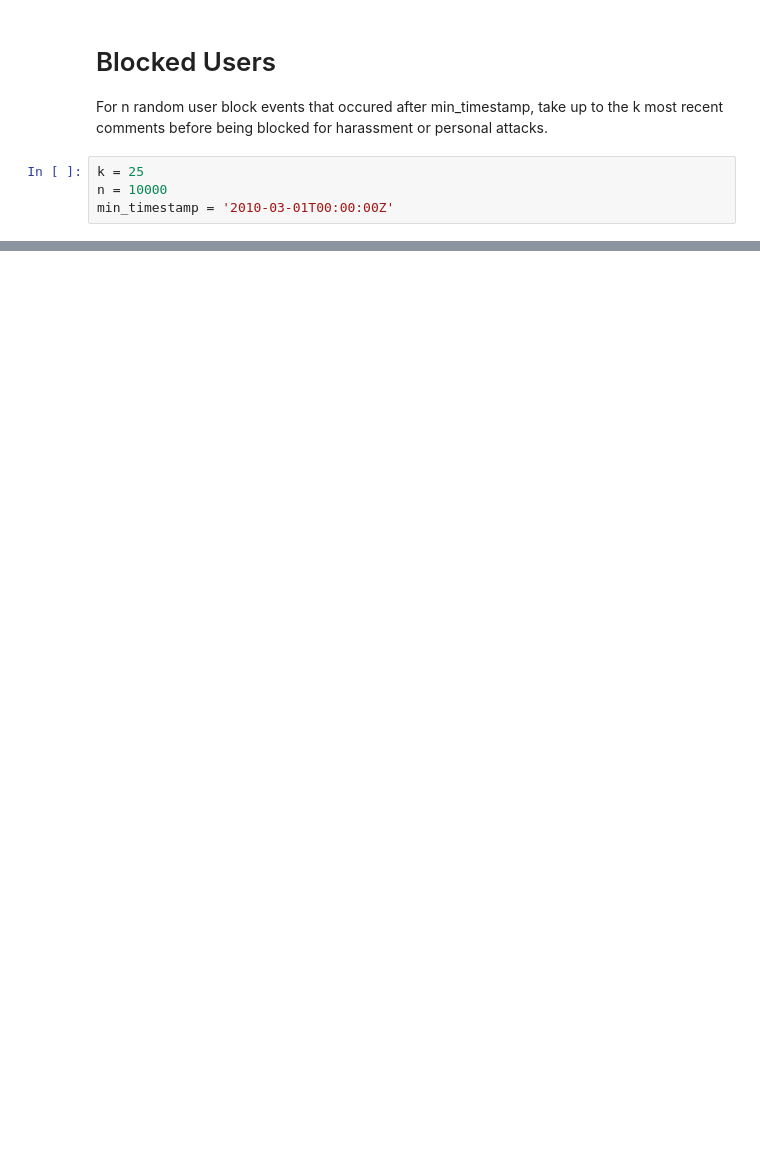
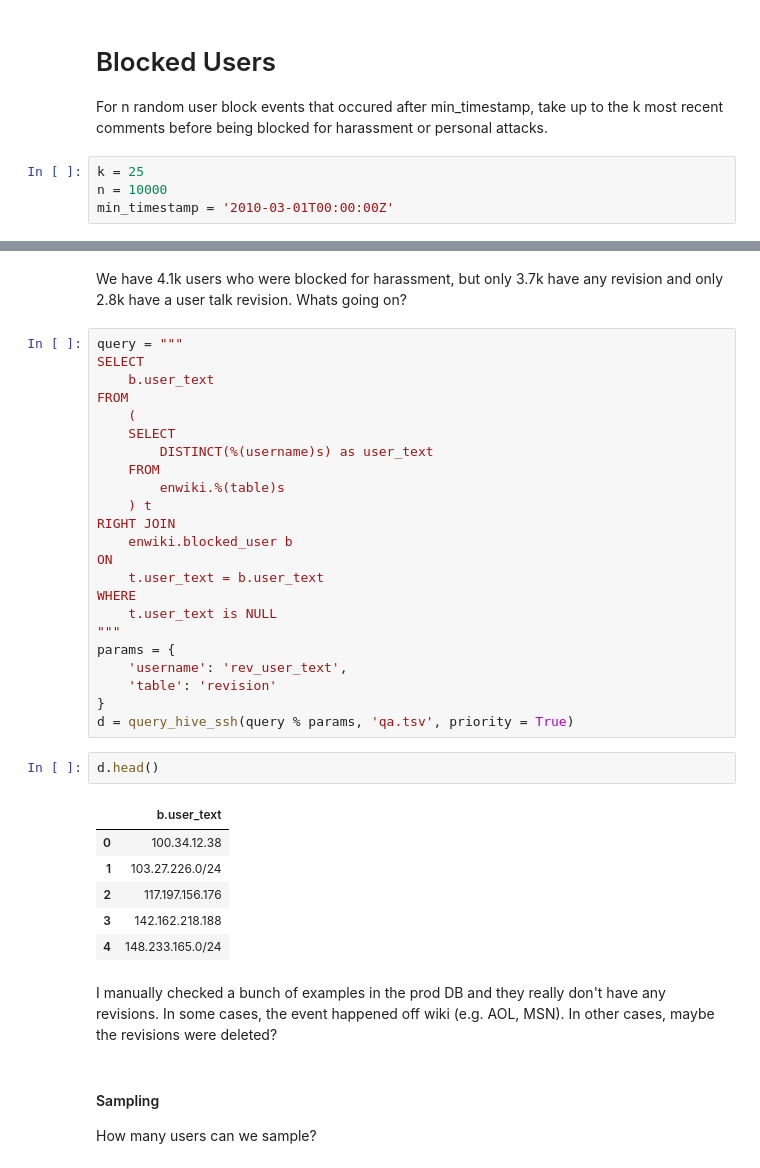
Before and after one commit to ewulczyn/wiki-detox, a Jupyter notebook: wikipedia/src/CrowdFlower Sample.ipynb, the cells around one changed output, grey strips where cells are left out. Cells and saved outputs as stored; diff of their text form; blank space fills up the shorter version.

```diff
--- a/wikipedia/src/CrowdFlower Sample.ipynb
+++ b/wikipedia/src/CrowdFlower Sample.ipynb
@@ -293,0 +441,39 @@ clean_blocked_user_df.to_csv('../data/%dk_blocked_users_%d_per_user_sample.tsv'
+# %% [markdown]
+We have 4.1k users who were blocked for harassment, but only 3.7k have any revision and only 2.8k have a user talk revision. Whats going on?
+# %%
+query = """
+SELECT
+    b.user_text
+FROM
+    (
+    SELECT
+        DISTINCT(%(username)s) as user_text
+    FROM
+        enwiki.%(table)s
+    ) t
+RIGHT JOIN
+    enwiki.blocked_user b
+ON
+    t.user_text = b.user_text
+WHERE
+    t.user_text is NULL
+"""
+params = {
+    'username': 'rev_user_text',
+    'table': 'revision'
+}
+d = query_hive_ssh(query % params, 'qa.tsv', priority = True)
+# %%
+d.head()
+# %% [output]
+|  | b.user_text |
+| 0 | 100.34.12.38 |
+| 1 | 103.27.226.0/24 |
+| 2 | 117.197.156.176 |
+| 3 | 142.162.218.188 |
+| 4 | 148.233.165.0/24 |
+# %% [markdown]
+I manually checked a bunch of examples in the prod DB and they really don't have any revisions. In some cases, the event happened off wiki (e.g. AOL, MSN). In other cases, maybe the revisions were deleted?
+# %% [markdown]
+#### Sampling
+How many users can we sample?
```
Also changed, not shown: parts of 37 cells of this notebook, 1 other file.
